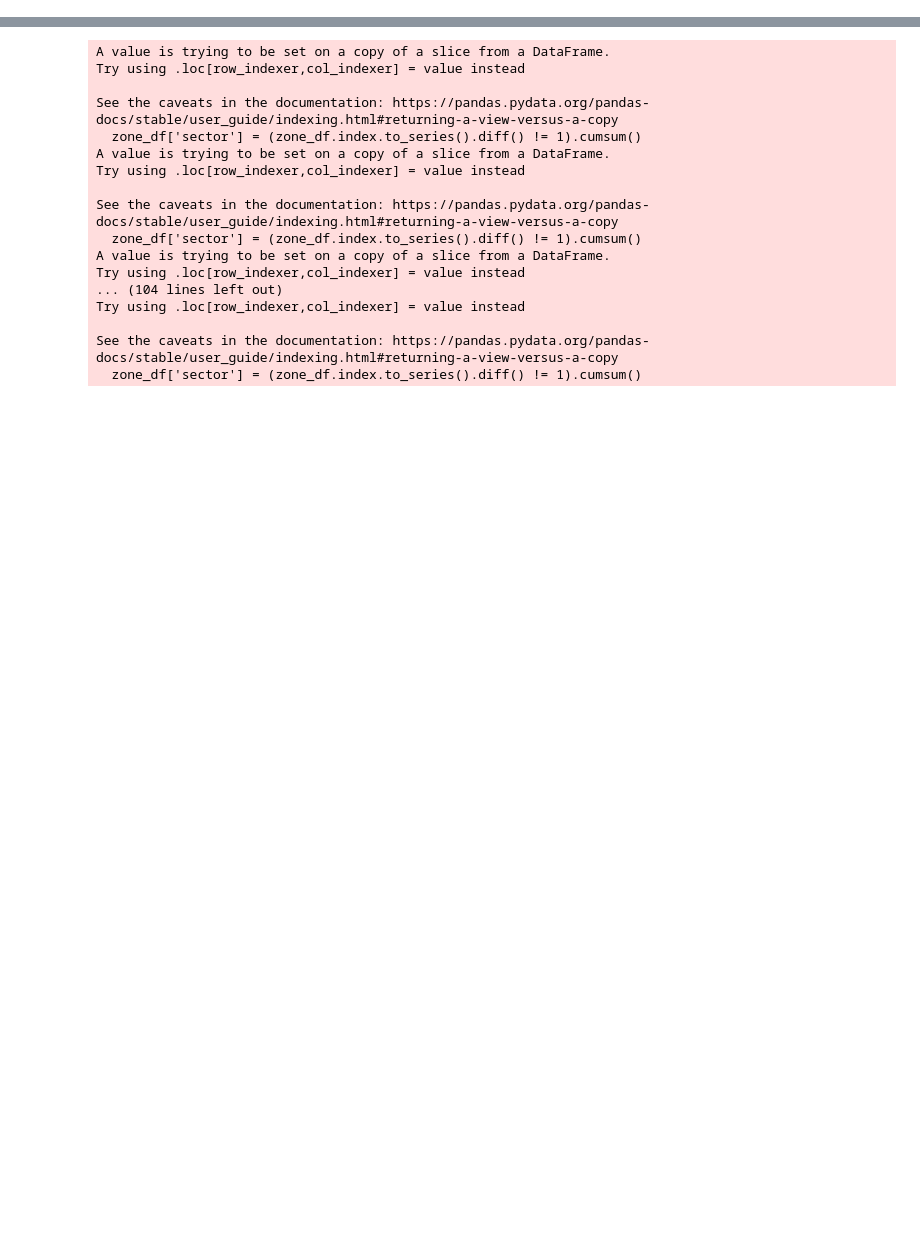
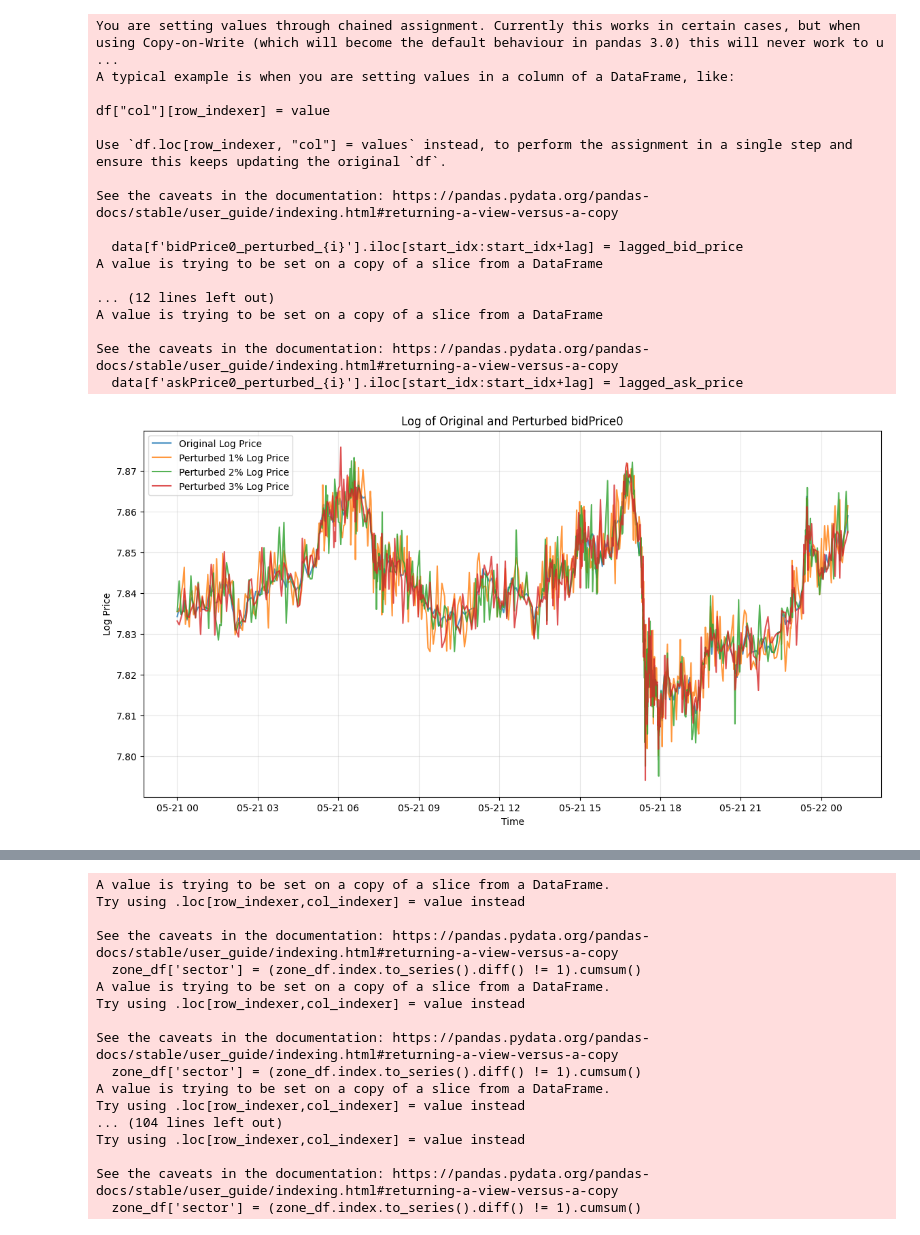
Before and after one commit to gnome-trading-group/gnomepy, a Jupyter notebook: gnomepy/backtest/interface.ipynb, the cells around one changed output, grey strips where cells are left out. Cells and saved outputs as stored; diff of their text form; code cells hidden in the pictures; blank space fills up the shorter version.

```diff
--- a/gnomepy/backtest/interface.ipynb
+++ b/gnomepy/backtest/interface.ipynb
@@ -34,0 +57,76 @@ backtest = Backtest(
+# %%
+data = backtest_3_df[0][0]
+
+# Calculate average spread between ask and bid
+avg_spread = (data['askPrice0'] - data['bidPrice0']).mean()
+
+# Create lagged signals with different lag lengths
+lag_lengths = [100, 500, 600]  # Short, medium and long lags
+n = len(data)
+
+# Initialize perturbed series with original prices
+data['bidPrice0_perturbed_1'] = data['bidPrice0'] + np.random.normal(loc=0, scale=0.05, size=len(data)) * (data['bidPrice0']/10)
+data['bidPrice0_perturbed_2'] = data['bidPrice0'] + np.random.normal(loc=0, scale=0.05, size=len(data)) * (data['bidPrice0']/10)
+data['bidPrice0_perturbed_3'] = data['bidPrice0'] + np.random.normal(loc=0, scale=0.05, size=len(data)) * (data['bidPrice0']/10)
+
+# Initialize perturbed ask prices by adding spread to perturbed bid prices
+data['askPrice0_perturbed_1'] = data['bidPrice0_perturbed_1'] + avg_spread
+data['askPrice0_perturbed_2'] = data['bidPrice0_perturbed_2'] + avg_spread
+data['askPrice0_perturbed_3'] = data['bidPrice0_perturbed_3'] + avg_spread
+
+# Generate random lag points for each series
+num_lags = n // 1000  # Create lags roughly every 100 ticks
+lag_points = np.sort(np.random.choice(range(n-max(lag_lengths)), num_lags, replace=False))
+
+# Apply lags at random points
+for start_idx in lag_points:
+    # For each lag length (short, medium, long)
+    for i, lag in enumerate(lag_lengths, 1):
+        # Get the lagged prices
+        lagged_bid_price = data['bidPrice0'].iloc[start_idx-lag:start_idx-lag+lag].values
+        lagged_ask_price = lagged_bid_price + avg_spread
+
+        # Apply the lags to the corresponding perturbed series
+        data[f'bidPrice0_perturbed_{i}'].iloc[start_idx:start_idx+lag] = lagged_bid_price
+        data[f'askPrice0_perturbed_{i}'].iloc[start_idx:start_idx+lag] = lagged_ask_price
+
+# Calculate log of prices
+data['log_price'] = np.log(data['bidPrice0'])
+data['log_price_perturbed_1'] = np.log(data['bidPrice0_perturbed_1'])
+data['log_price_perturbed_2'] = np.log(data['bidPrice0_perturbed_2'])
+data['log_price_perturbed_3'] = np.log(data['bidPrice0_perturbed_3'])
+
+# Drop NaN values from all columns
+data = data.dropna(subset=['log_price', 'log_price_perturbed_1', 'log_price_perturbed_2', 'log_price_perturbed_3'], axis=0)
+
+# Display the log prices, plotting every 10th point
+plt.figure(figsize=(14, 7))
+plt.plot(data['timestampEvent'][::1000], data['log_price'][::1000], label='Original Log Price', alpha=0.8)
+plt.plot(data['timestampEvent'][::1000], data['log_price_perturbed_1'][::1000], label='Perturbed 1% Log Price', alpha=0.8)
+plt.plot(data['timestampEvent'][::1000], data['log_price_perturbed_2'][::1000], label='Perturbed 2% Log Price', alpha=0.8)
+plt.plot(data['timestampEvent'][::1000], data['log_price_perturbed_3'][::1000], label='Perturbed 3% Log Price', alpha=0.8)
+plt.xlabel('Time')
+plt.ylabel('Log Price')
+plt.title('Log of Original and Perturbed bidPrice0')
+plt.grid(True, alpha=0.3)
+plt.legend()
+plt.show()
+# %% [output]
+You are setting values through chained assignment. Currently this works in certain cases, but when using Copy-on-Write (which will become the default behaviour in pandas 3.0) this will never work to u ...
+A typical example is when you are setting values in a column of a DataFrame, like:
+
+df["col"][row_indexer] = value
+
+Use `df.loc[row_indexer, "col"] = values` instead, to perform the assignment in a single step and ensure this keeps updating the original `df`.
+
+See the caveats in the documentation: https://pandas.pydata.org/pandas-docs/stable/user_guide/indexing.html#returning-a-view-versus-a-copy
+
+  data[f'bidPrice0_perturbed_{i}'].iloc[start_idx:start_idx+lag] = lagged_bid_price
+A value is trying to be set on a copy of a slice from a DataFrame
+
+... (12 lines left out)
+A value is trying to be set on a copy of a slice from a DataFrame
+
+See the caveats in the documentation: https://pandas.pydata.org/pandas-docs/stable/user_guide/indexing.html#returning-a-view-versus-a-copy
+  data[f'askPrice0_perturbed_{i}'].iloc[start_idx:start_idx+lag] = lagged_ask_price
+[figure, added]
```
Also changed, not shown: parts of 21 cells of this notebook.
